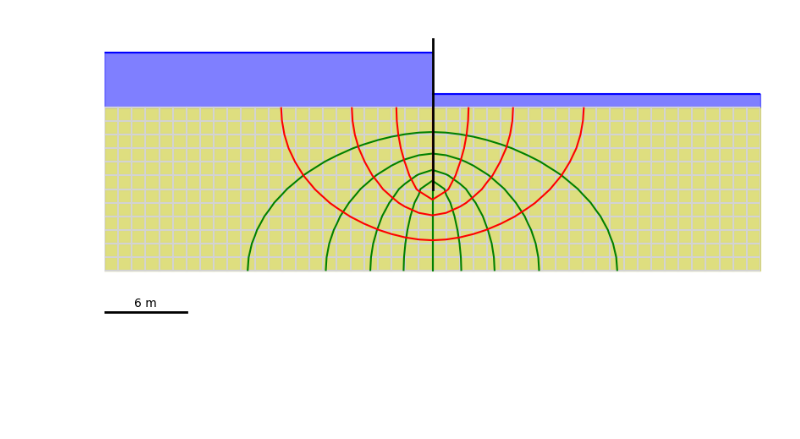
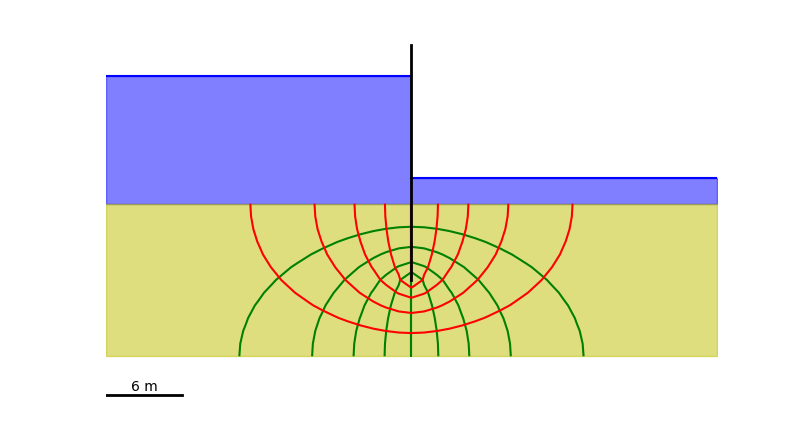
Before and after one commit to nfcd/geotech, a Jupyter notebook: flow_net.ipynb, the cells around one changed output. Cells and saved outputs as stored; diff of their text form; code cells hidden in the pictures; blank space fills up the shorter version.

```diff
--- a/flow_net.ipynb
+++ b/flow_net.ipynb
@@ -171,15 +171,15 @@ def flow_net(H1, H2, H3, D, cell_size, Nd_up, Nf, grid_on=False):
     plt.show()
 # %%
 # Example
-H1 = 4 # water column height upstream
-H2 = 1 # water column height downstream
+H1 = 10 # water column height upstream
+H2 = 2 # water column height downstream
 H3 = 6 # depth of wall penetration
 D = 12 # thickness of the permeable layer
 cell_size = 1 # size of the cells
 Nd_up = 5 # number of equipotential lines upstream
-Nf = 4 # number of flow channels
+Nf = 5 # number of flow channels
 
 # show the flow net
-flow_net(H1, H2, H3, D, cell_size, Nd_up, Nf, grid_on=True)
+flow_net(H1, H2, H3, D, cell_size, Nd_up, Nf, grid_on=False)
 # %% [output]
-[figure, old version]
+[figure, new version]
```
Also changed, not shown: 1 other file.
